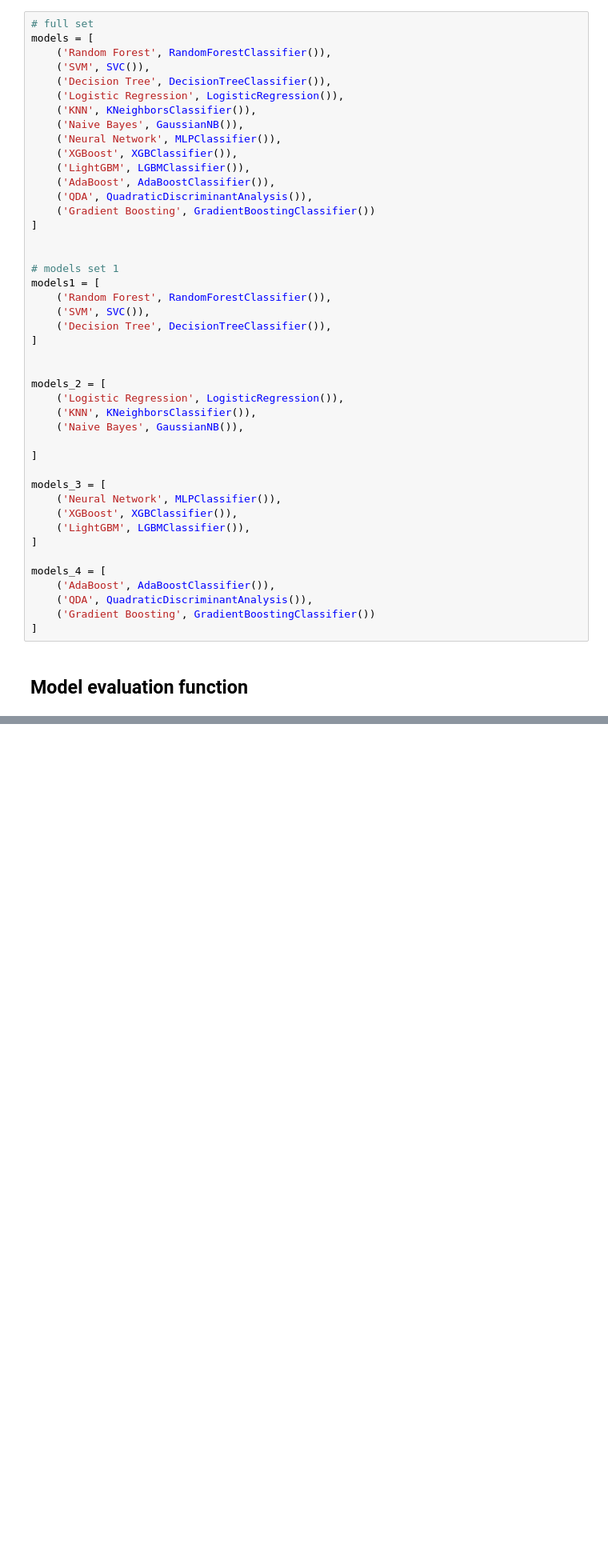
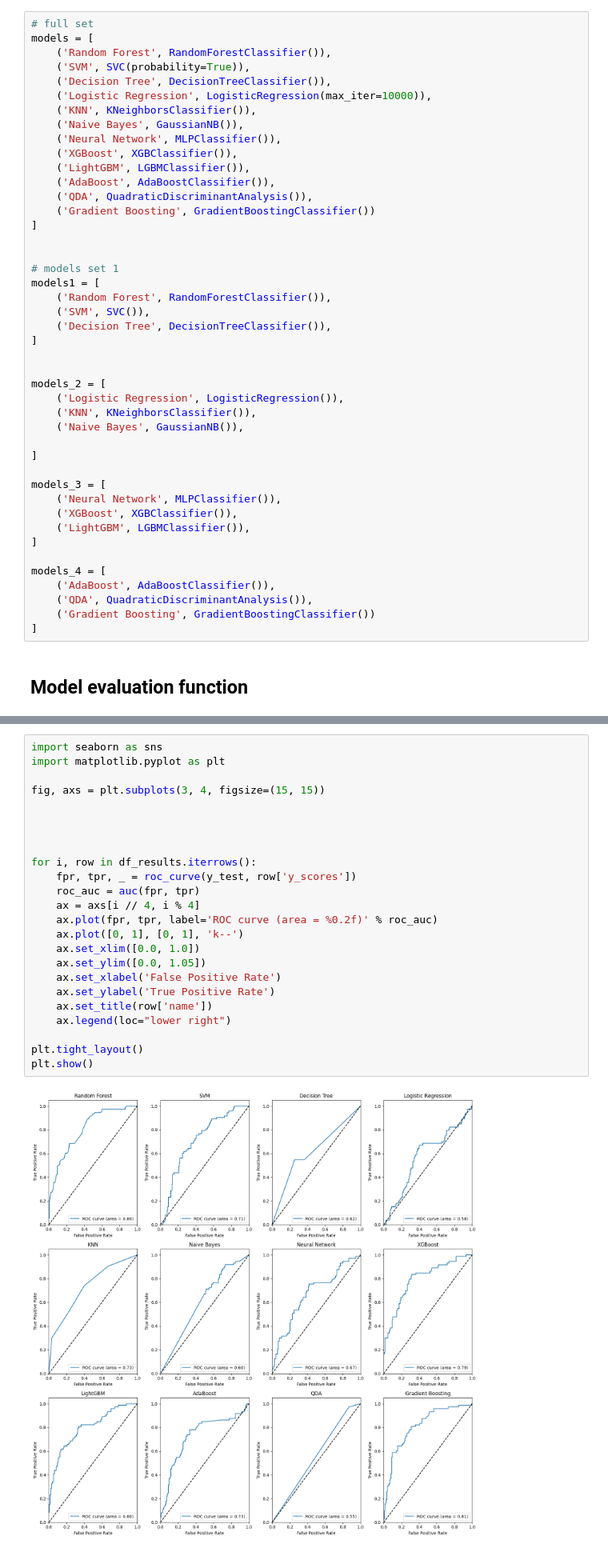
Before and after one commit to zoonalink/IGP-5, a Jupyter notebook: petter/base-class-activityday-features.ipynb, the cells around one changed output, grey strips where cells are left out. Shown: that part at 80% size. Cells and saved outputs as stored; diff of their text form; blank space fills up the shorter version.

```diff
--- a/petter/base-class-activityday-features.ipynb
+++ b/petter/base-class-activityday-features.ipynb
@@ -351,9 +288,9 @@ from sklearn.metrics import classification_report, confusion_matrix
 # full set
 models = [
     ('Random Forest', RandomForestClassifier()),
-    ('SVM', SVC()),
+    ('SVM', SVC(probability=True)),
     ('Decision Tree', DecisionTreeClassifier()),
-    ('Logistic Regression', LogisticRegression()),
+    ('Logistic Regression', LogisticRegression(max_iter=10000)),
     ('KNN', KNeighborsClassifier()),
     ('Naive Bayes', GaussianNB()),
     ('Neural Network', MLPClassifier()),
@@ -703,0 +519,26 @@ model.compile(optimizer='adam', loss='mse')
+# %%
+import seaborn as sns
+import matplotlib.pyplot as plt
+
+fig, axs = plt.subplots(3, 4, figsize=(15, 15))
+
+
+
+
+for i, row in df_results.iterrows():
+    fpr, tpr, _ = roc_curve(y_test, row['y_scores'])
+    roc_auc = auc(fpr, tpr)
+    ax = axs[i // 4, i % 4]
+    ax.plot(fpr, tpr, label='ROC curve (area = %0.2f)' % roc_auc)
+    ax.plot([0, 1], [0, 1], 'k--')
+    ax.set_xlim([0.0, 1.0])
+    ax.set_ylim([0.0, 1.05])
+    ax.set_xlabel('False Positive Rate')
+    ax.set_ylabel('True Positive Rate')
+    ax.set_title(row['name'])
+    ax.legend(loc="lower right")
+
+plt.tight_layout()
+plt.show()
+# %% [output]
+[figure, added]
```
Also changed, not shown: parts of 33 cells of this notebook, 1 other file.
